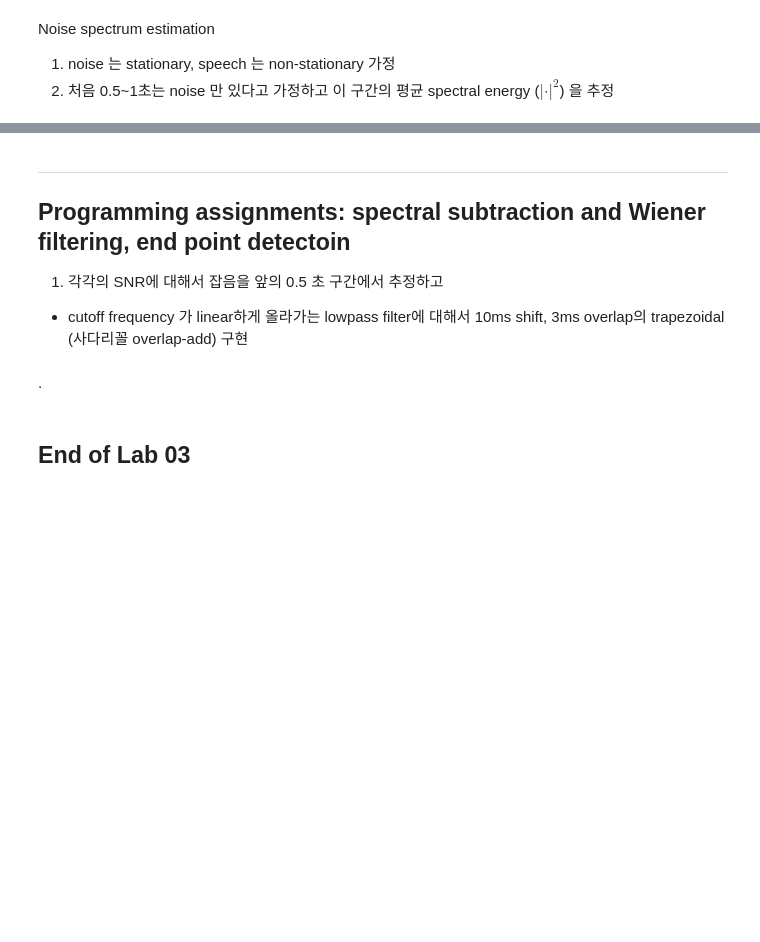
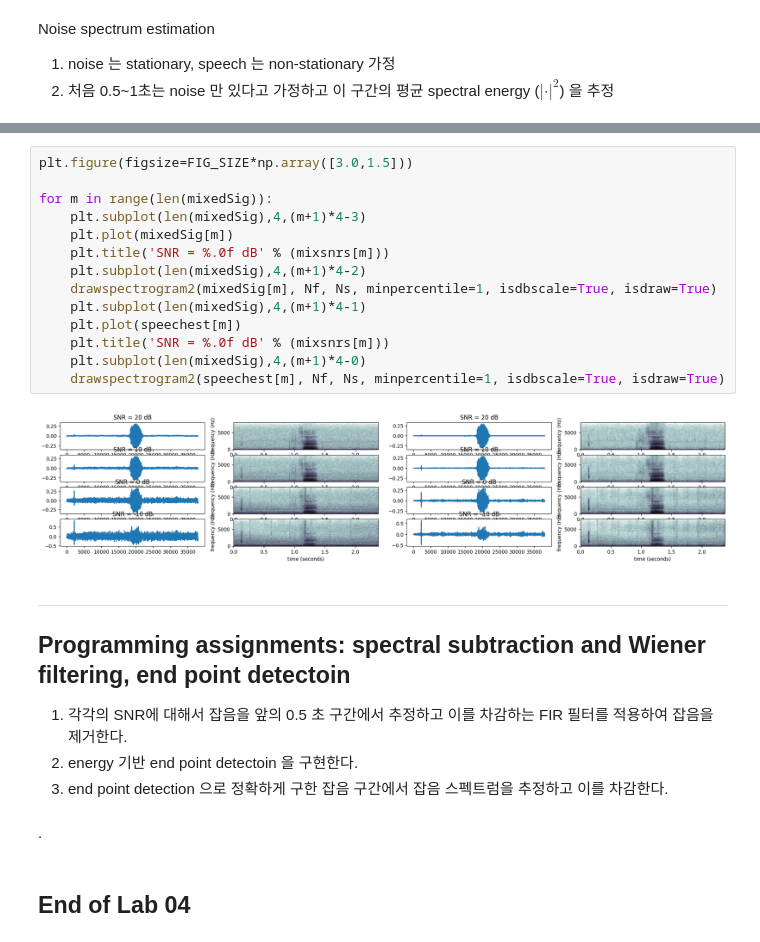
Before and after one commit to gjang7/ssp2023, a Jupyter notebook: lab04/lab04_ns_epd.ipynb, the cells around one changed output, grey strips where cells are left out. Drawn from its saved outputs; the diff is of its cells as text; blank space fills up the shorter version.

```diff
--- a/lab04/lab04_ns_epd.ipynb
+++ b/lab04/lab04_ns_epd.ipynb
@@ -191,10 +530,27 @@ print(Pnn)
+# %%
+plt.figure(figsize=FIG_SIZE*np.array([3.0,1.5]))
+
+for m in range(len(mixedSig)):
+    plt.subplot(len(mixedSig),4,(m+1)*4-3)
+    plt.plot(mixedSig[m])
+    plt.title('SNR = %.0f dB' % (mixsnrs[m]))
+    plt.subplot(len(mixedSig),4,(m+1)*4-2)
+    drawspectrogram2(mixedSig[m], Nf, Ns, minpercentile=1, isdbscale=True, isdraw=True)
+    plt.subplot(len(mixedSig),4,(m+1)*4-1)
+    plt.plot(speechest[m])
+    plt.title('SNR = %.0f dB' % (mixsnrs[m]))
+    plt.subplot(len(mixedSig),4,(m+1)*4-0)
+    drawspectrogram2(speechest[m], Nf, Ns, minpercentile=1, isdbscale=True, isdraw=True)
+# %% [output]
+[figure, added]
 # %% [markdown]
 ---
 ## Programming assignments: spectral subtraction and Wiener filtering, end point detectoin
 
-1. 각각의 SNR에 대해서 잡음을 앞의 0.5 초 구간에서 추정하고
-- cutoff frequency 가 linear하게 올라가는 lowpass filter에 대해서 10ms shift, 3ms overlap의 trapezoidal (사다리꼴 overlap-add) 구현
+1. 각각의 SNR에 대해서 잡음을 앞의 0.5 초 구간에서 추정하고 이를 차감하는 FIR 필터를 적용하여 잡음을 제거한다.
+2. energy 기반 end point detectoin 을 구현한다.
+3. end point detection 으로 정확하게 구한 잡음 구간에서 잡음 스펙트럼을 추정하고 이를 차감한다.
 # %% [markdown]
 .
 # %% [markdown]
-## End of Lab 03
+## End of Lab 04
```
Also changed, not shown: parts of 5 cells of this notebook.
